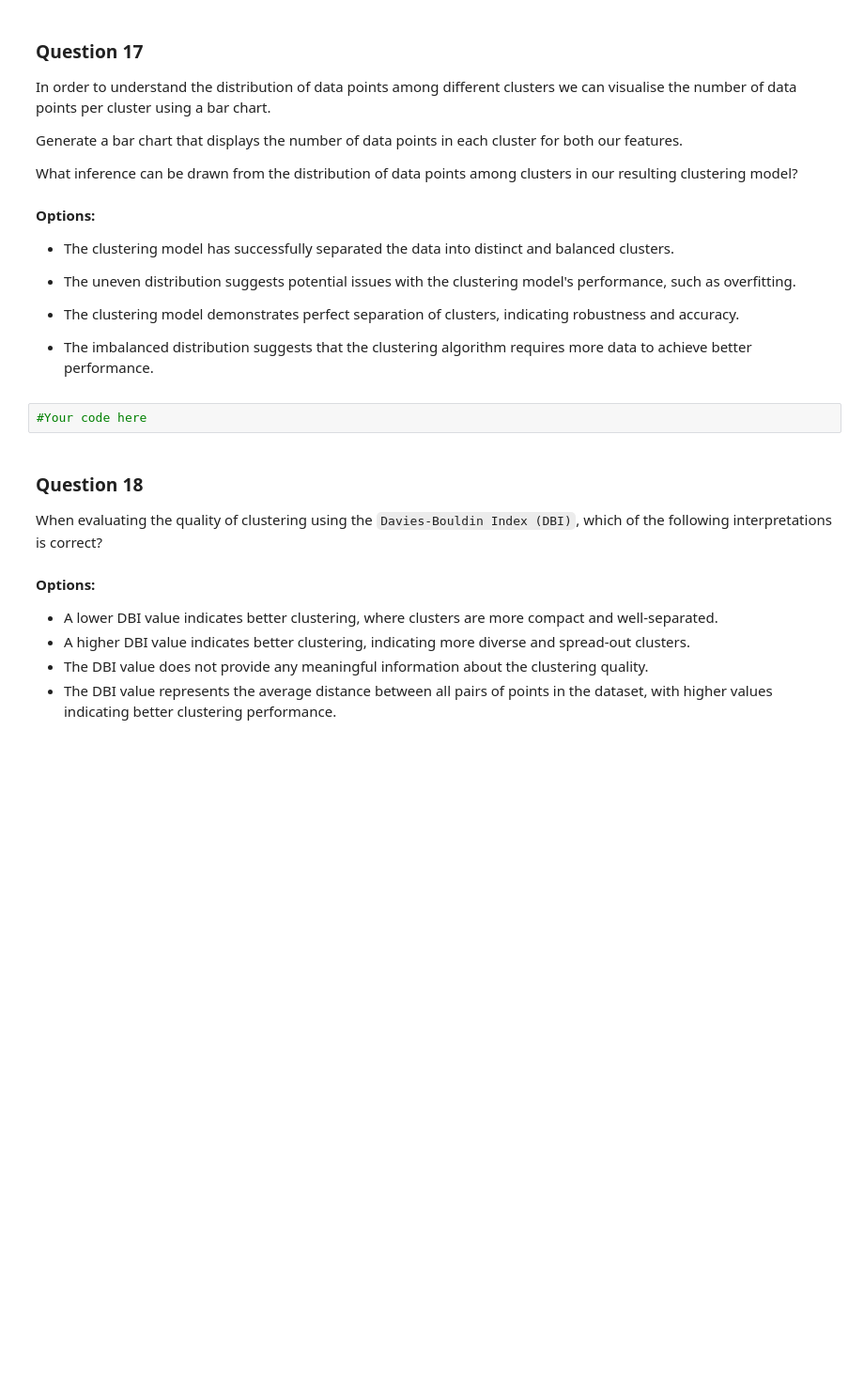
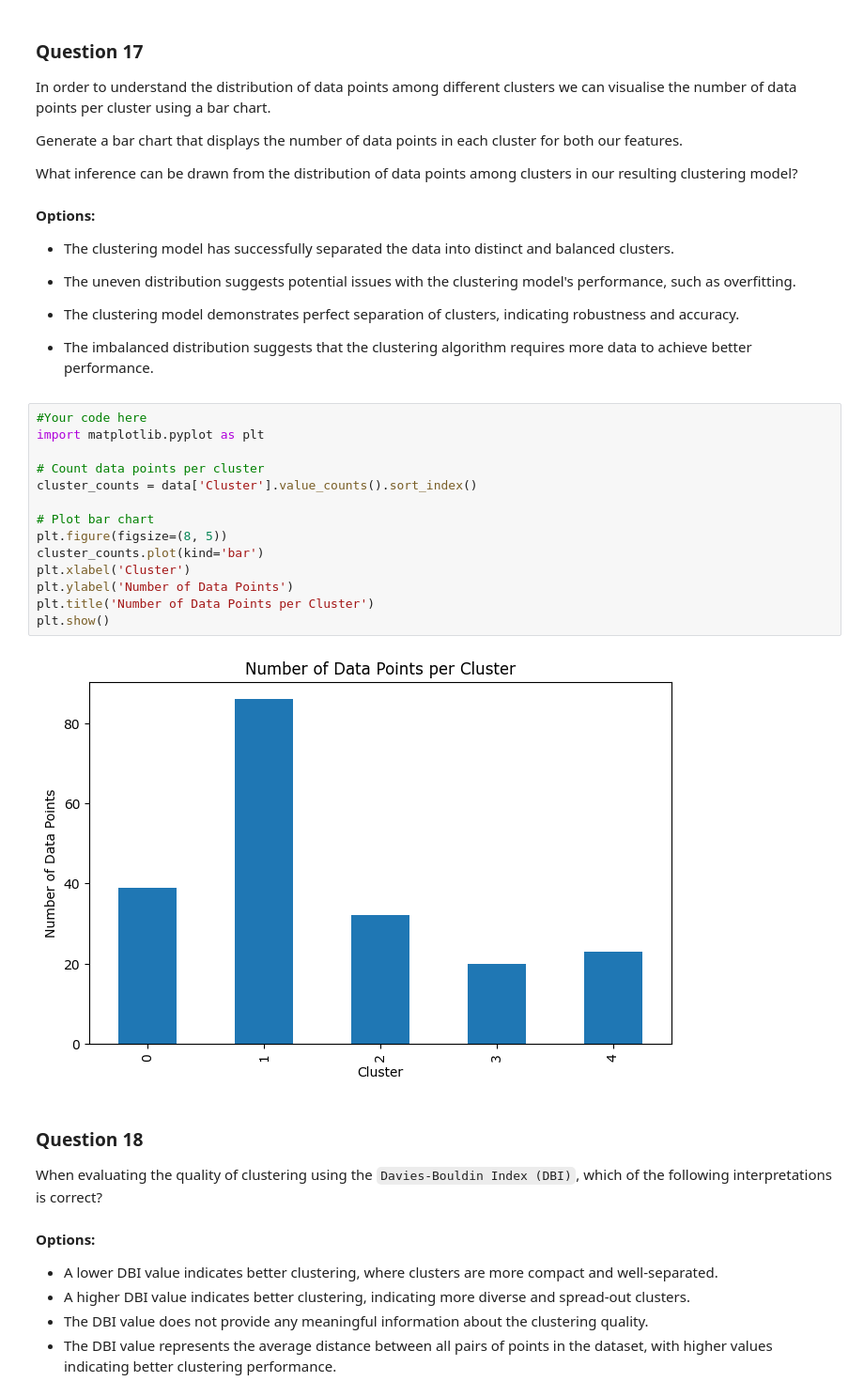
Before and after one commit to YM1587/ALX-PYTHON, a Jupyter notebook: ML/k_means_and_hierarchical_clustering_mcq_student version.ipynb, the cells around one changed output. Shown at 94% size. Cells and saved outputs as stored; diff of their text form; blank space fills up the shorter version.

```diff
--- a/ML/k_means_and_hierarchical_clustering_mcq_student version.ipynb
+++ b/ML/k_means_and_hierarchical_clustering_mcq_student version.ipynb
@@ -393,8 +439,22 @@ What inference can be drawn from the distribution of data points among clusters
 * The clustering model demonstrates perfect separation of clusters, indicating robustness and accuracy.
 
 * The imbalanced distribution suggests that the clustering algorithm requires more data to achieve better performance.
-# %%
-#Your code here
+# %%
+#Your code here
+import matplotlib.pyplot as plt
+
+# Count data points per cluster
+cluster_counts = data['Cluster'].value_counts().sort_index()
+
+# Plot bar chart
+plt.figure(figsize=(8, 5))
+cluster_counts.plot(kind='bar')
+plt.xlabel('Cluster')
+plt.ylabel('Number of Data Points')
+plt.title('Number of Data Points per Cluster')
+plt.show()
+# %% [output]
+[figure, added]
 # %% [markdown]
 ### Question 18
 
```
Also changed, not shown: parts of 4 cells of this notebook.
